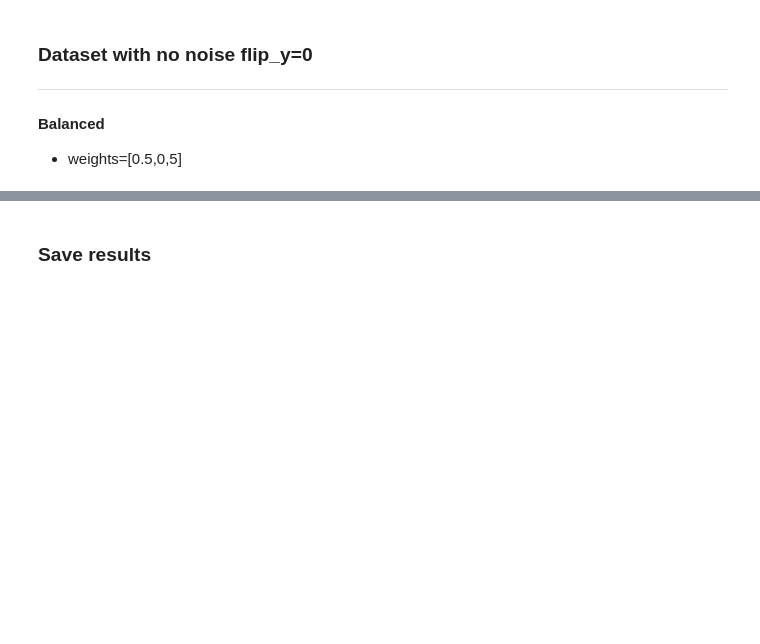
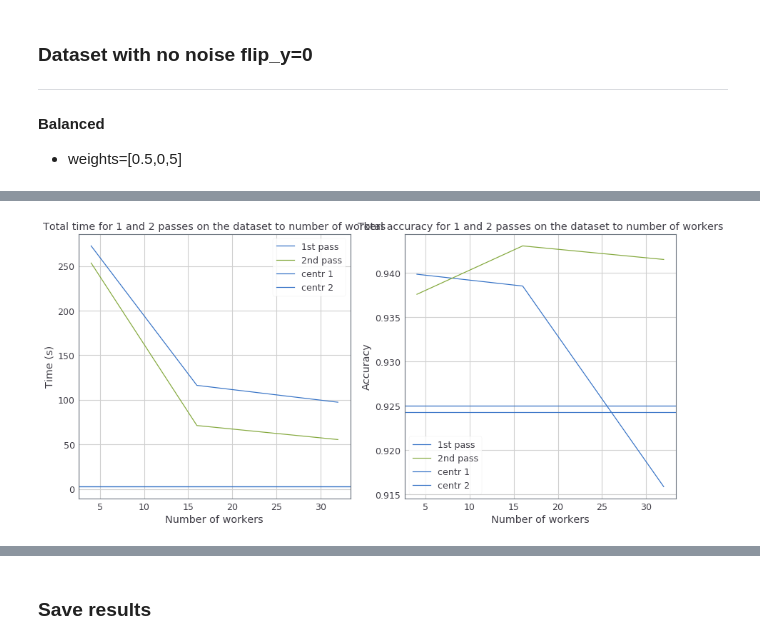
Before and after one commit to KampiotiSofia/svm, a Jupyter notebook: project/dask.ipynb, the cells around one changed output, grey strips where cells are left out. Saved outputs shown, nothing was run; the diff lists cells and outputs as text; code cells hidden in the pictures; blank space fills up the shorter version.

```diff
--- a/project/dask.ipynb
+++ b/project/dask.ipynb
@@ -103,0 +97,8 @@ Accuracy: 91.386667
+# %%
+time_centr,Acc_real1,f_acc=real_partial(chunks*minibatches[0])
+len_real1=np.array([i for i in range(len(Acc_real1))])
+
+labels[0]="Real"
+
+l1[0]=len_real1
+l2[0]=Acc_real1
@@ -104 +123,7 @@ Accuracy: 91.386667
+# %%
+time_centr
+np.load("np_arrays/total_time"+str(32)+".npy")
+plot_workers([4,16,32],time_centr,f_acc)
+# %% [output]
+[figure, added]
 # %%
```
Also changed, not shown: parts of 6 cells of this notebook, 5 other files.
